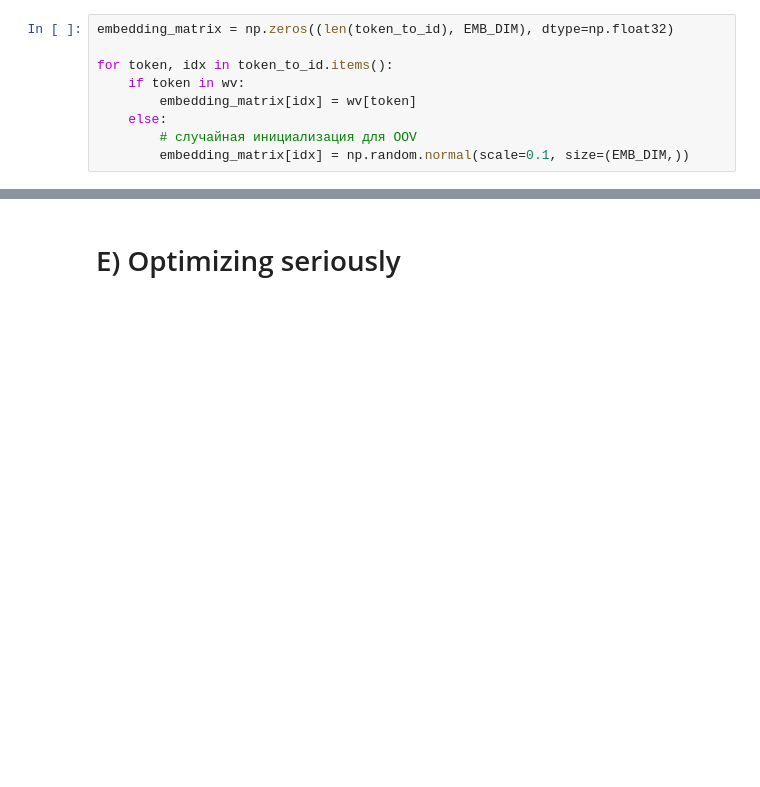
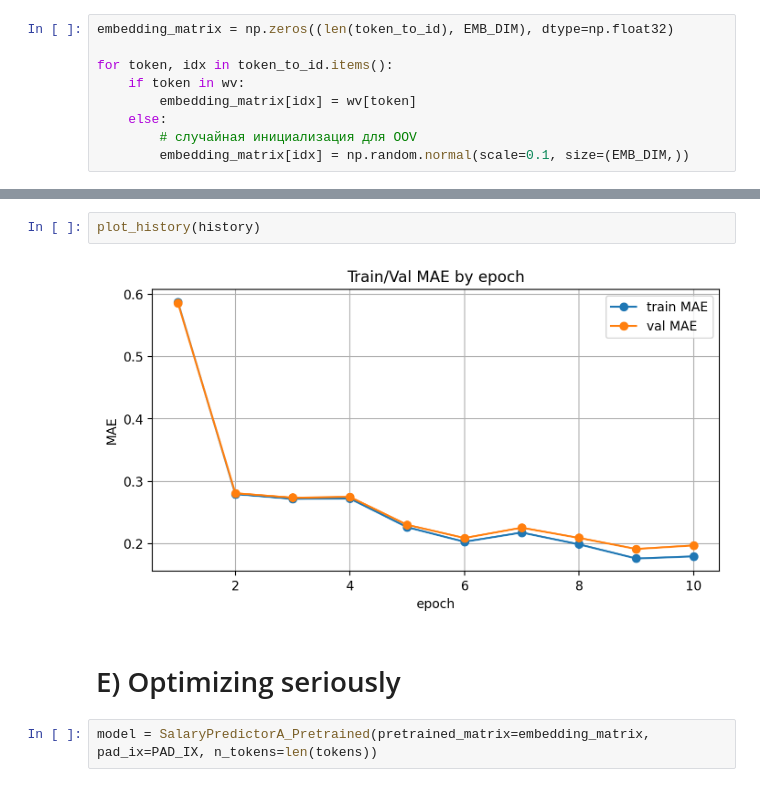
Before and after one commit to sayanarii/shad_nlp_course, a Jupyter notebook: week02_classification/homework_part2.ipynb, the cells around one changed output, grey strips where cells are left out. Saved outputs shown, nothing was run; the diff lists cells and outputs as text; blank space fills up the shorter version.

```diff
--- a/week02_classification/homework_part2.ipynb
+++ b/week02_classification/homework_part2.ipynb
@@ -539,2 +583,8 @@ model, history = fit_model(
+# %%
+plot_history(history)
+# %% [output]
+[figure, added]
 # %% [markdown]
 # E) Optimizing seriously
+# %%
+model = SalaryPredictorA_Pretrained(pretrained_matrix=embedding_matrix, pad_ix=PAD_IX, n_tokens=len(tokens))
```
Also changed, not shown: parts of 7 cells of this notebook.
